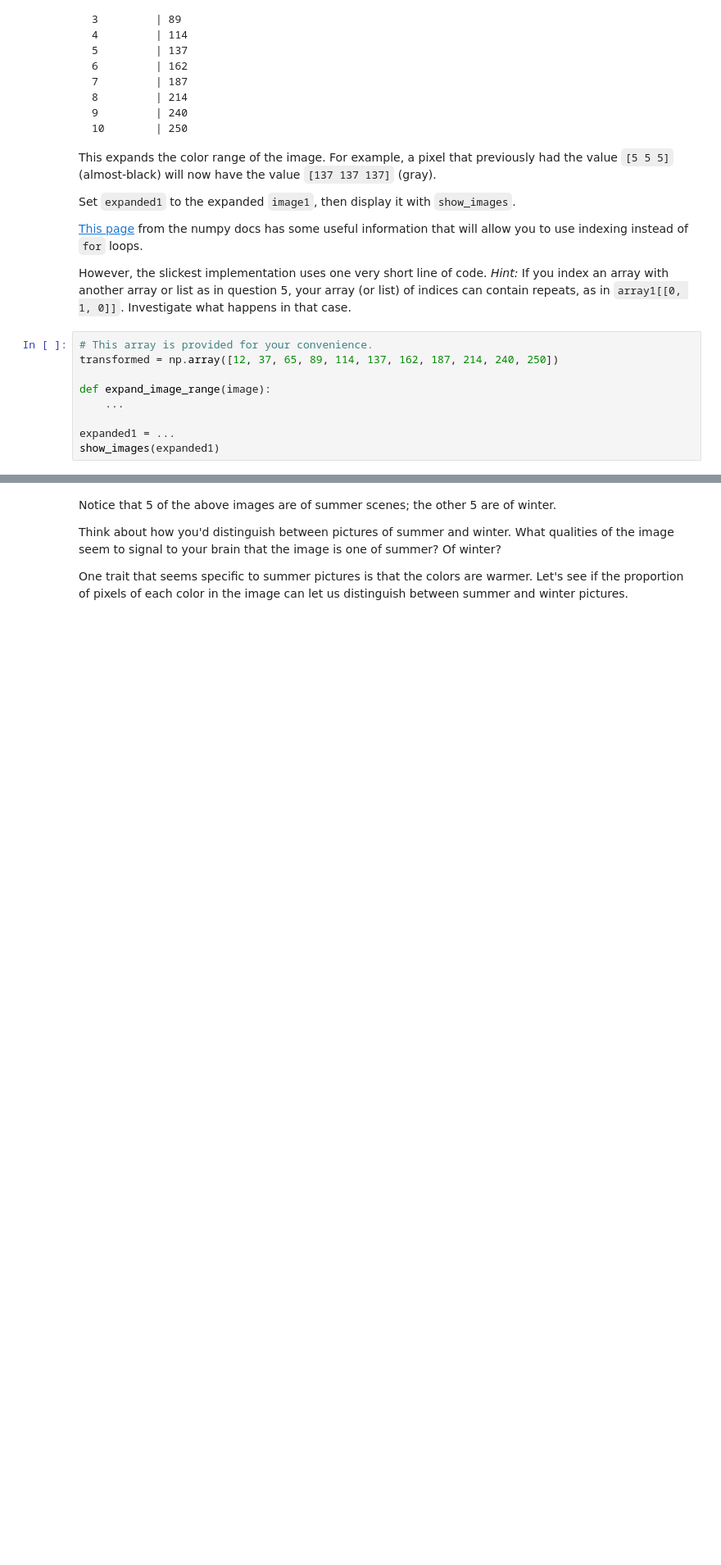
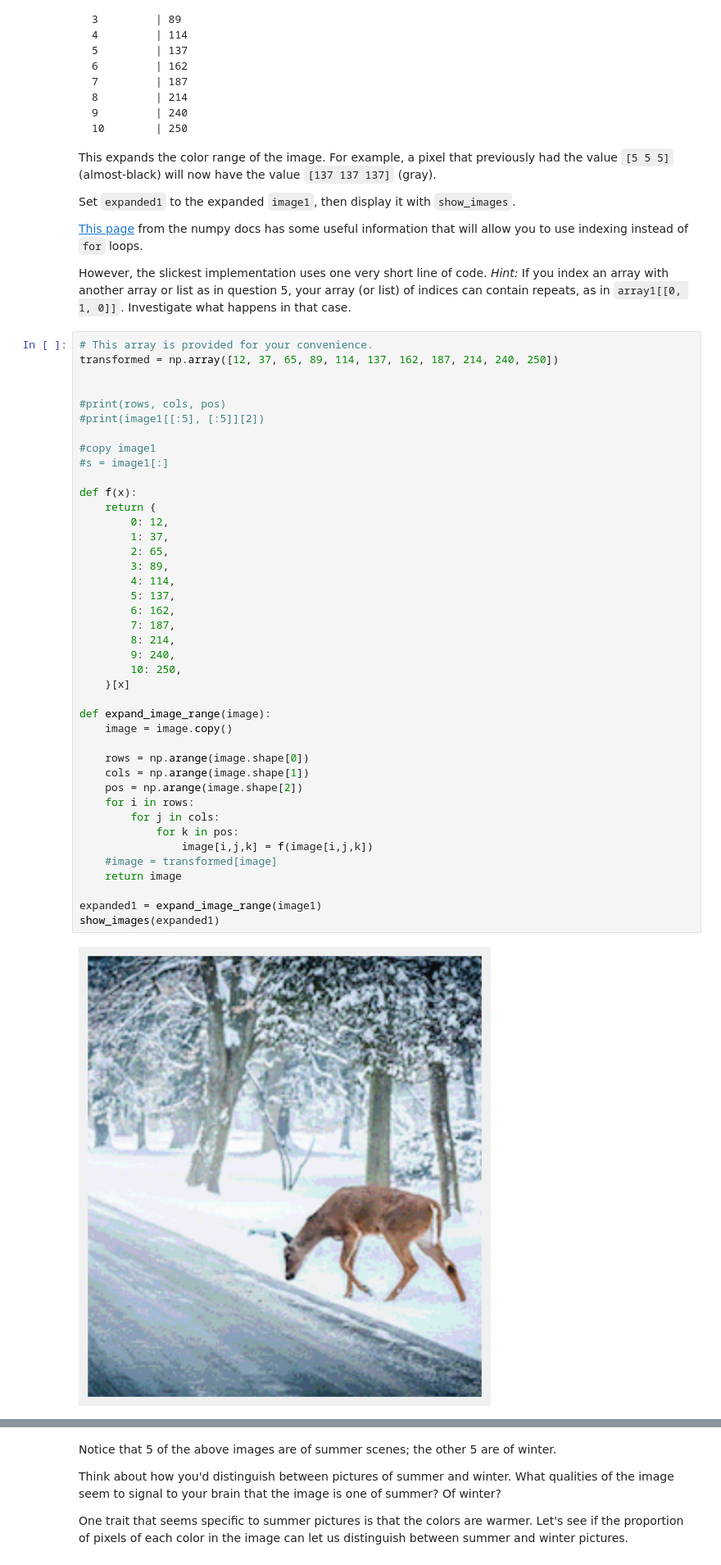
Before and after one commit to DMK2013/DS100, a Jupyter notebook: sp17/hw/hw1/hw1.ipynb, the cells around one changed output, grey strips where cells are left out. Shown at 82% size. Saved outputs shown, nothing was run; the diff lists cells and outputs as text; blank space fills up the shorter version.

```diff
--- a/sp17/hw/hw1/hw1.ipynb
+++ b/sp17/hw/hw1/hw1.ipynb
@@ -854,15 +852,49 @@ However, the slickest implementation uses one very short line of code.
 *Hint:* If you index an array with another array or list as in question 5, your
 array (or list) of indices can contain repeats, as in `array1[[0, 1, 0]]`.
 Investigate what happens in that case.
-# %%
-# This array is provided for your convenience.
-transformed = np.array([12, 37, 65, 89, 114, 137, 162, 187, 214, 240, 250])
-
-def expand_image_range(image):
-    ...
-
-expanded1 = ...
-show_images(expanded1)
+# %%
+# This array is provided for your convenience.
+transformed = np.array([12, 37, 65, 89, 114, 137, 162, 187, 214, 240, 250])
+
+
+#print(rows, cols, pos)
+#print(image1[[:5], [:5]][2])
+
+#copy image1
+#s = image1[:]
+
+def f(x):
+    return {
+        0: 12,
+        1: 37,
+        2: 65,
+        3: 89,
+        4: 114,
+        5: 137,
+        6: 162,
+        7: 187,
+        8: 214,
+        9: 240,
+        10: 250,
+    }[x]
+
+def expand_image_range(image):
+    image = image.copy()
+
+    rows = np.arange(image.shape[0])
+    cols = np.arange(image.shape[1])
+    pos = np.arange(image.shape[2])
+    for i in rows:
+        for j in cols:
+            for k in pos:
+                image[i,j,k] = f(image[i,j,k])
+    #image = transformed[image]
+    return image
+
+expanded1 = expand_image_range(image1)
+show_images(expanded1)
+# %% [output]
+[figure, added]
 # %%
 _ = ok.grade('q10')
 _ = ok.backup()
```
Also changed, not shown: parts of 34 cells of this notebook.
